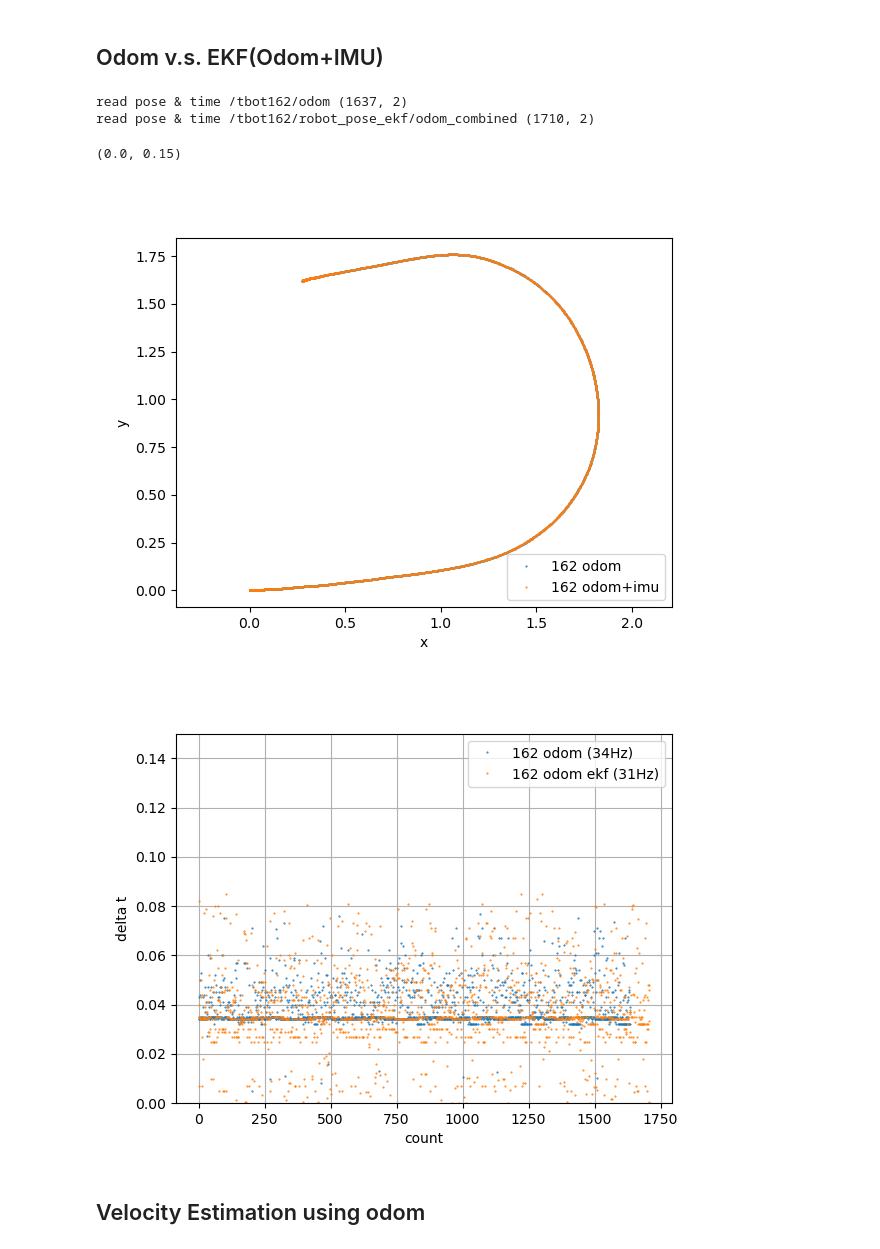
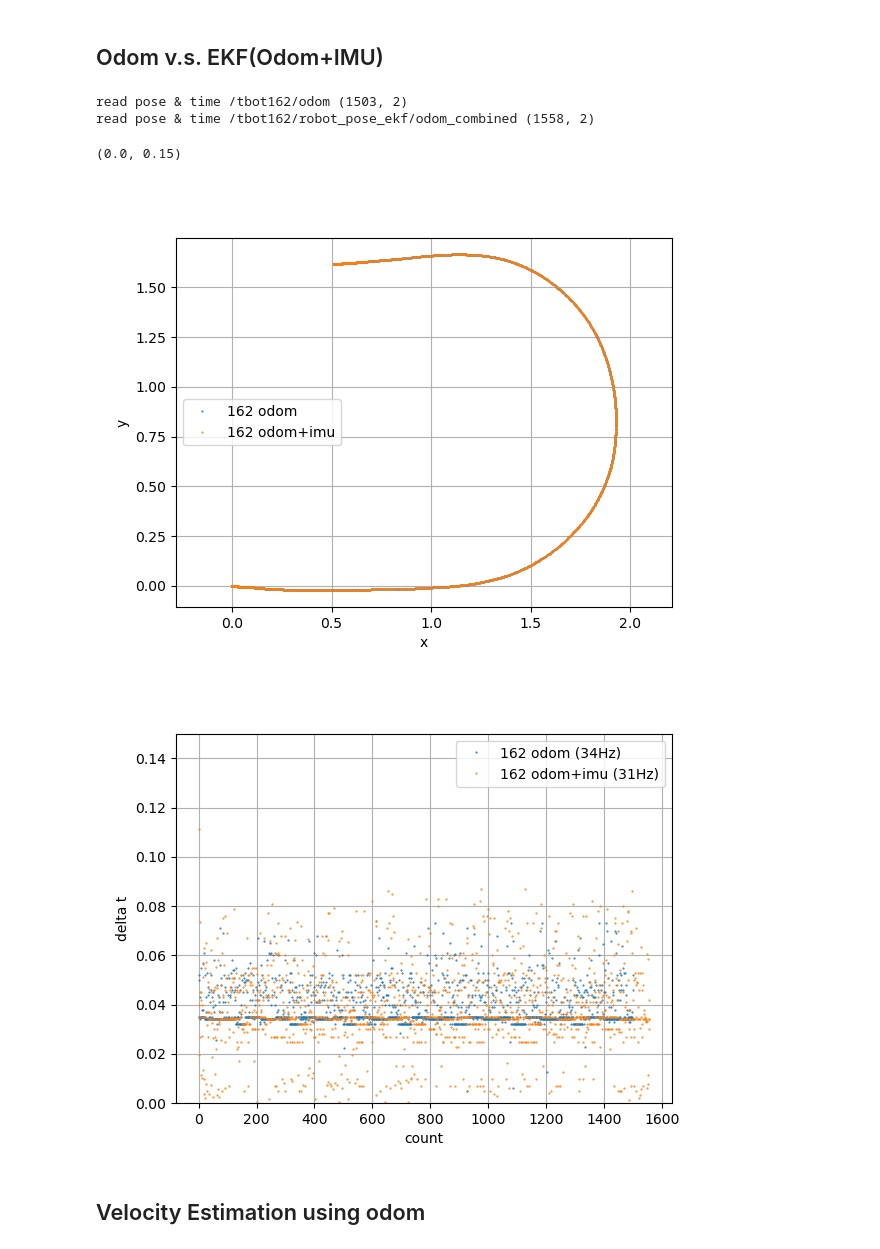
Before and after one commit to holyhenry/DSR_s_curve_tbot_test, a Jupyter notebook: plotting/scripts/system_test.ipynb, the cells around one changed output. Cells and saved outputs as stored; diff of their text form; code cells hidden in the pictures.

```diff
--- a/plotting/scripts/system_test.ipynb
+++ b/plotting/scripts/system_test.ipynb
@@ -51,6 +51,6 @@ def equal_trim_to_match(t1, p1, t2, p2):
         return t1, p1, t2[idx], p2[idx]
 # %%
 # bag = bagreader('/home/henrypcl/mocap_data_analy_2.bag')
-bag = bagreader('/home/henrypcl/tag_lp_test_05.bag')
+bag = bagreader('/Users/henrychang/Desktop/DSR_s_curve_tbot_test/bag/tag_lp_test_01.bag')
 print(bag.topic_table)
 # %% [output]
@@ -111,29 +112,29 @@ Text(0, 0.5, 'y')
 # %%
 plt.close()
 
 t162, p162_o = read_pose_from_bag(bag,
                                     '/tbot162/odom',
                                     'pose.pose.position.x',
                                     'pose.pose.position.y')
 t162_ekf_o, p162_ekf_o = read_pose_from_bag(bag,
                                     '/tbot162/robot_pose_ekf/odom_combined',
                                     'pose.pose.position.x',
                                     'pose.pose.position.y')
 plt.figure()
 plt.plot(p162_o[:,0],p162_o[:,1], '.', markersize='1', label='162 odom')
 plt.plot(p162_ekf_o[:,0],p162_ekf_o[:,1], '.', markersize='1', label='162 odom+imu')
-plt.legend(); plt.axis('equal'); plt.xlabel('x'); plt.ylabel('y')
+plt.legend(); plt.grid(); plt.axis('equal'); plt.xlabel('x'); plt.ylabel('y')
 
 plt.figure()
 plt.plot(np.diff(t162-t162[0]), '.', markersize='1', label='162 odom (34Hz)')
-plt.plot(np.diff(t162_ekf_o-t162_ekf_o[0]), '.', markersize='1', label='162 odom ekf (31Hz)')
+plt.plot(np.diff(t162_ekf_o-t162_ekf_o[0]), '.', markersize='1', label='162 odom+imu (31Hz)')
 plt.legend(); plt.grid(); plt.xlabel('count'); plt.ylabel('delta t'); plt.ylim(0, 0.15)
 # %% [output]
-read pose & time /tbot162/odom (1637, 2)
-read pose & time /tbot162/robot_pose_ekf/odom_combined (1710, 2)
+read pose & time /tbot162/odom (1503, 2)
+read pose & time /tbot162/robot_pose_ekf/odom_combined (1558, 2)
 (0.0, 0.15)
-[figure, old version]
+[figure, new version]
-[figure, old version]
+[figure, new version]
 # %% [markdown]
 ## Velocity Estimation using odom
 # %%
```
Also changed, not shown: parts of 6 cells of this notebook, 22 other files.
